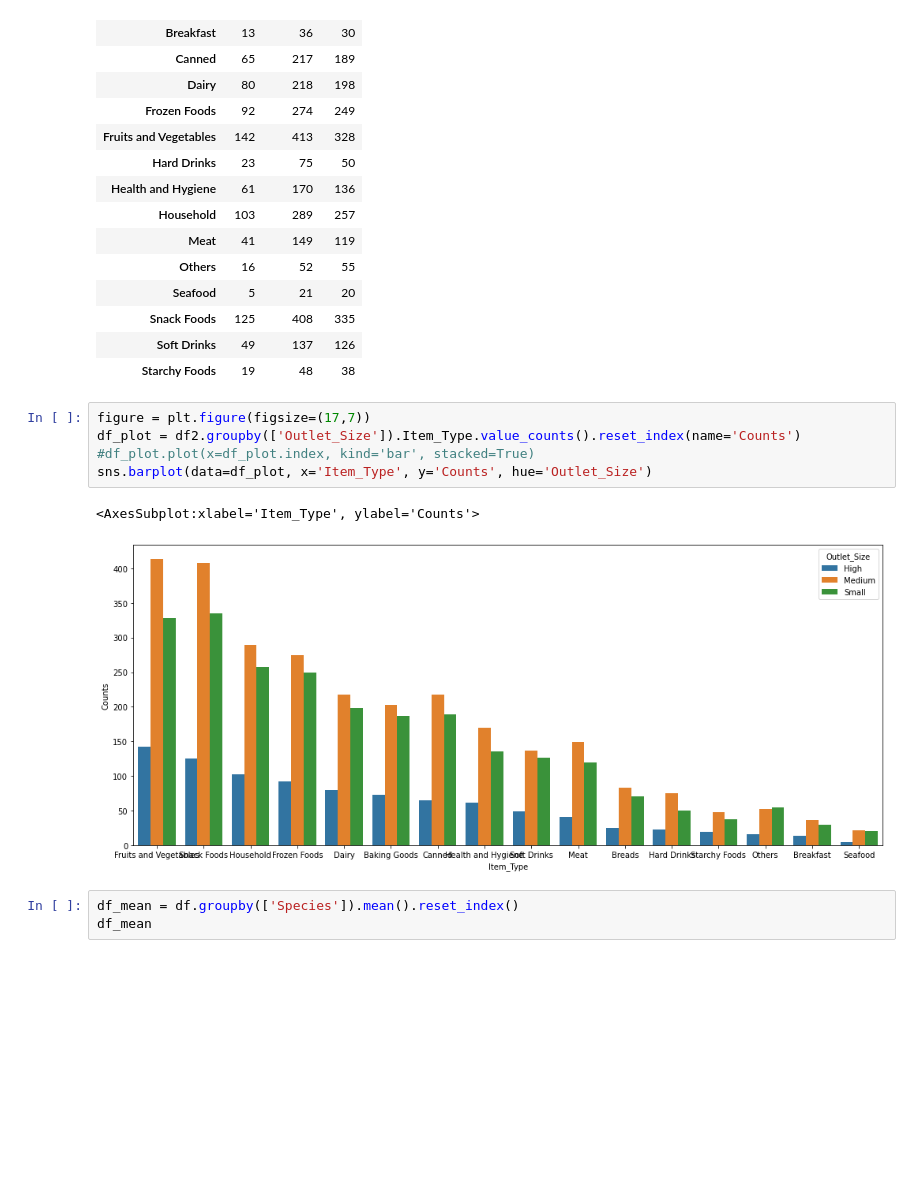
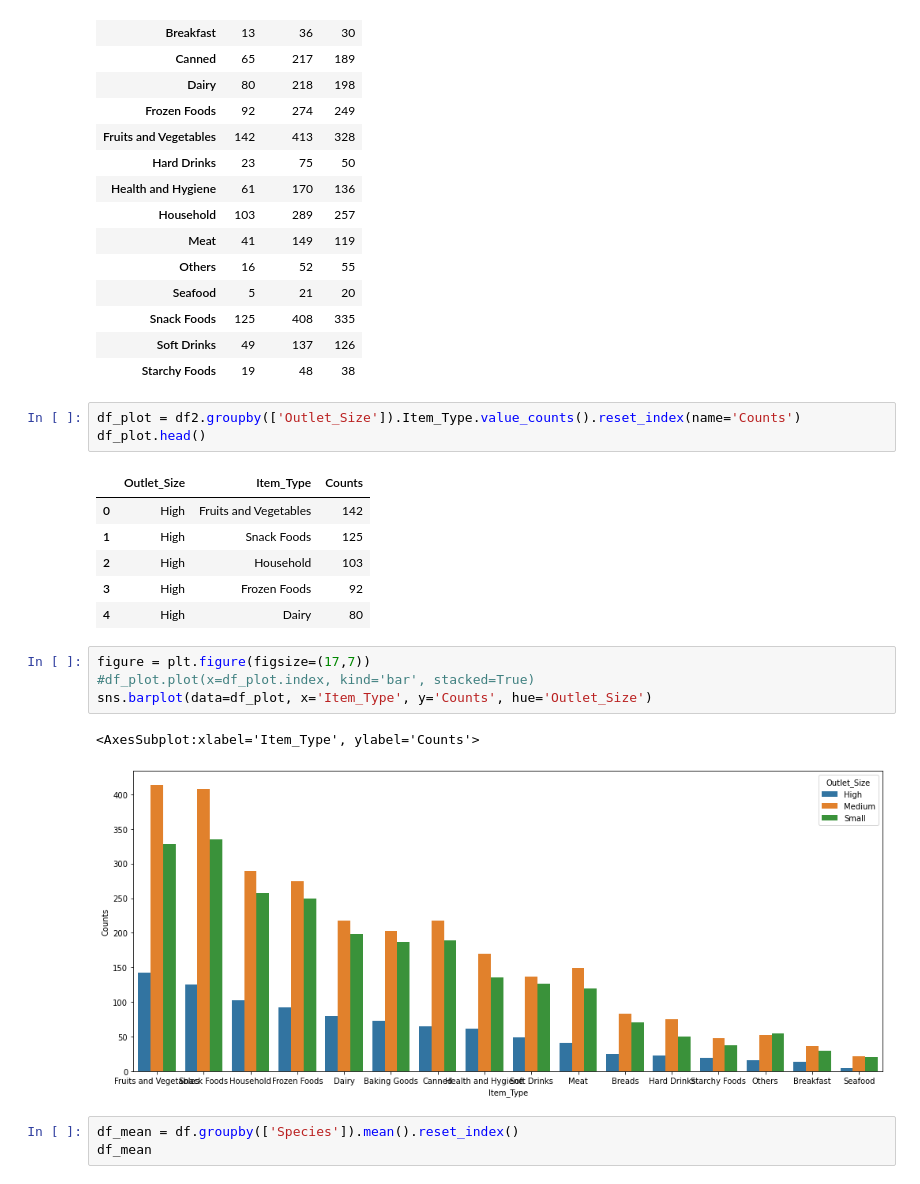
Before and after one commit to amisijlak/Africa-Data-School, a Jupyter notebook: 19 Exploratory Data Analysis(EDA)/Exploratory Data Analysis (EDA).ipynb, the cells around one changed output. Drawn from its saved outputs; the diff is of its cells as text; blank space fills up the shorter version.

```diff
--- a/19 Exploratory Data Analysis(EDA)/Exploratory Data Analysis (EDA).ipynb
+++ b/19 Exploratory Data Analysis(EDA)/Exploratory Data Analysis (EDA).ipynb
@@ -380,9 +403,18 @@ pd.crosstab(df2.Item_Type,df2.Outlet_Size)
 | Snack Foods | 125 | 408 | 335 |
 | Soft Drinks | 49 | 137 | 126 |
 | Starchy Foods | 19 | 48 | 38 |
+# %%
+df_plot = df2.groupby(['Outlet_Size']).Item_Type.value_counts().reset_index(name='Counts')
+df_plot.head()
+# %% [output]
+|  | Outlet_Size | Item_Type | Counts |
+| 0 | High | Fruits and Vegetables | 142 |
+| 1 | High | Snack Foods | 125 |
+| 2 | High | Household | 103 |
+| 3 | High | Frozen Foods | 92 |
+| 4 | High | Dairy | 80 |
 # %%
 figure = plt.figure(figsize=(17,7))
-df_plot = df2.groupby(['Outlet_Size']).Item_Type.value_counts().reset_index(name='Counts')
 #df_plot.plot(x=df_plot.index, kind='bar', stacked=True)
 sns.barplot(data=df_plot, x='Item_Type', y='Counts', hue='Outlet_Size')
 # %% [output]
```
Also changed, not shown: parts of 6 cells of this notebook, 10 other files.
